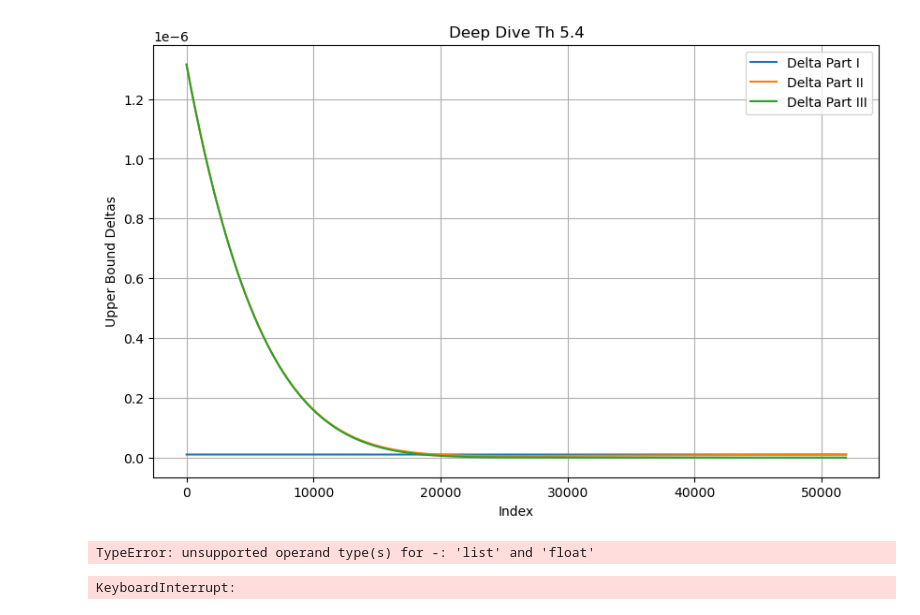
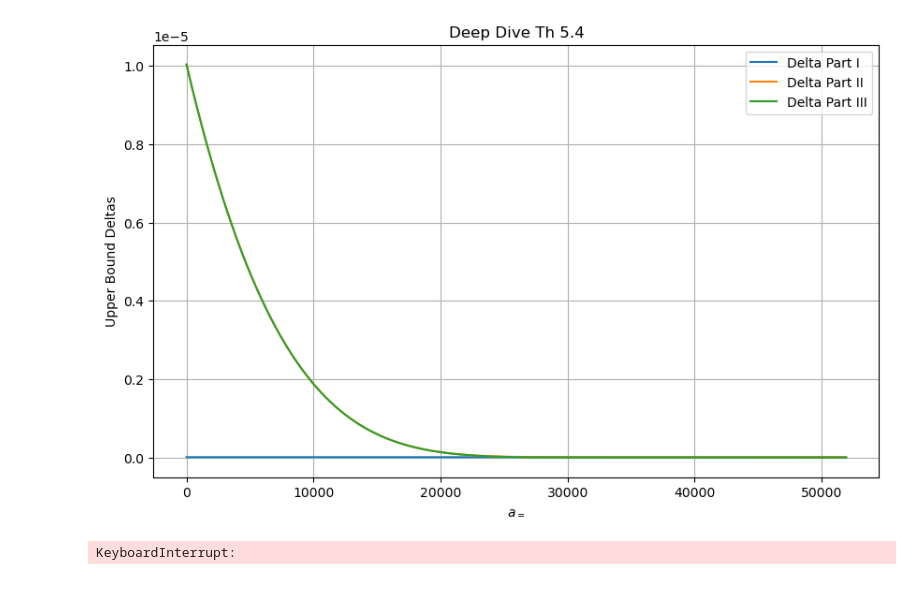
Before and after one commit to lukas681/sparse-gaussian-histograms, a Jupyter notebook: sparse-gaussian-histograms/notebooks/previous-work.ipynb, the cells around one changed output. Cells and saved outputs as stored; diff of their text form; code cells hidden in the pictures.

```diff
--- a/sparse-gaussian-histograms/notebooks/previous-work.ipynb
+++ b/sparse-gaussian-histograms/notebooks/previous-work.ipynb
@@ -30,38 +30,39 @@ def gshm_delta(c_u, sigma, tau_diff, epsilon):
         epsilon3 = \
             epsilon + a_eq * np.log(norm.cdf(tau_diff / sigma)) # page 9
 
         part_two[i-1] = \
             1 - norm.cdf(tau_diff / sigma)**a_eq + norm.cdf(tau_diff / sigma)**a_eq * delta_analytic_gaussian(epsilon2, mu)
         part_three[i - 1] = delta_analytic_gaussian(epsilon3, mu)
     return [np.repeat(1 - norm.cdf(tau_diff / sigma)**c_u,c_u),
                       part_two,
                       part_three]
-
+#c_u = 51914 # numURLs Contributed
 c_u = 51914 # numURLs Contributed
+#sigma = 2228
 sigma = 2228
 tau_diff = 16176
-epsilon = 0.4
+epsilon = 0.349
 all_deltas = gshm_delta(c_u, sigma, tau_diff, epsilon)
 
 # Figure A: Plotting delta for parameters in paper:
 #  c_u 51914, sigma 2228, tau_diff = 16176, epsilon = 0.4
 
 plt.figure(figsize=(10, 6))
 x_values = range(1, c_u + 1)
 
 plt.plot(x_values, all_deltas[0], label=f'Delta Part I')
 plt.plot(x_values, all_deltas[1], label=f'Delta Part II')
 plt.plot(x_values, all_deltas[2], label=f'Delta Part III')
 
-plt.xlabel('Index')
+plt.xlabel('$a_=$')
+#plt.yscale("log")
 plt.ylabel('Upper Bound Deltas')
 plt.title('Deep Dive Th 5.4')
 plt.legend()
 plt.grid(True)
 plt.show()
 # %% [output]
-[figure, old version]
+[figure, new version]
-TypeError: unsupported operand type(s) for -: 'list' and 'float'
 # %%
 # Initial Convert due to ChatGPT o4
 import numpy as np
```
